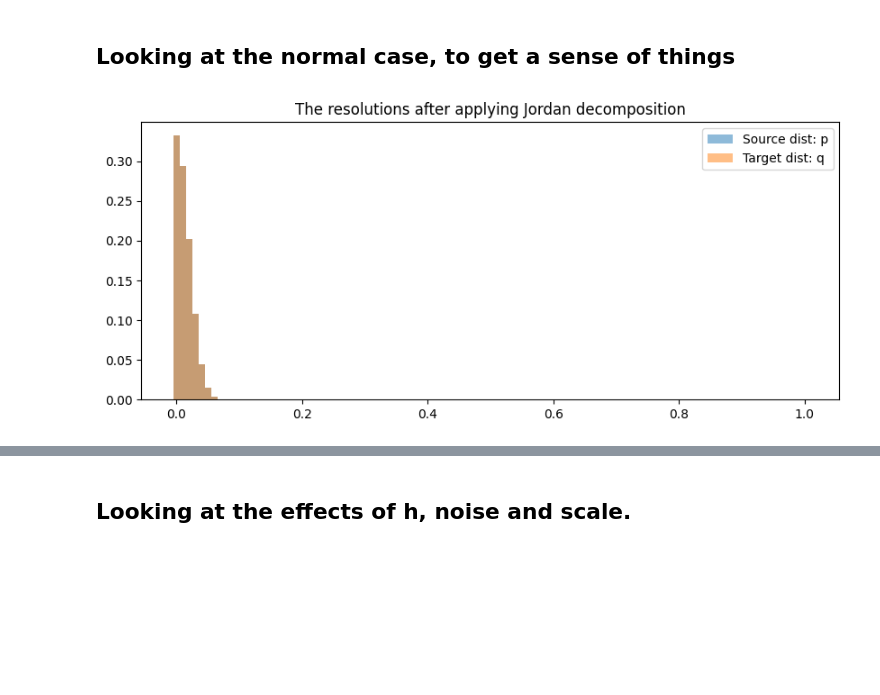
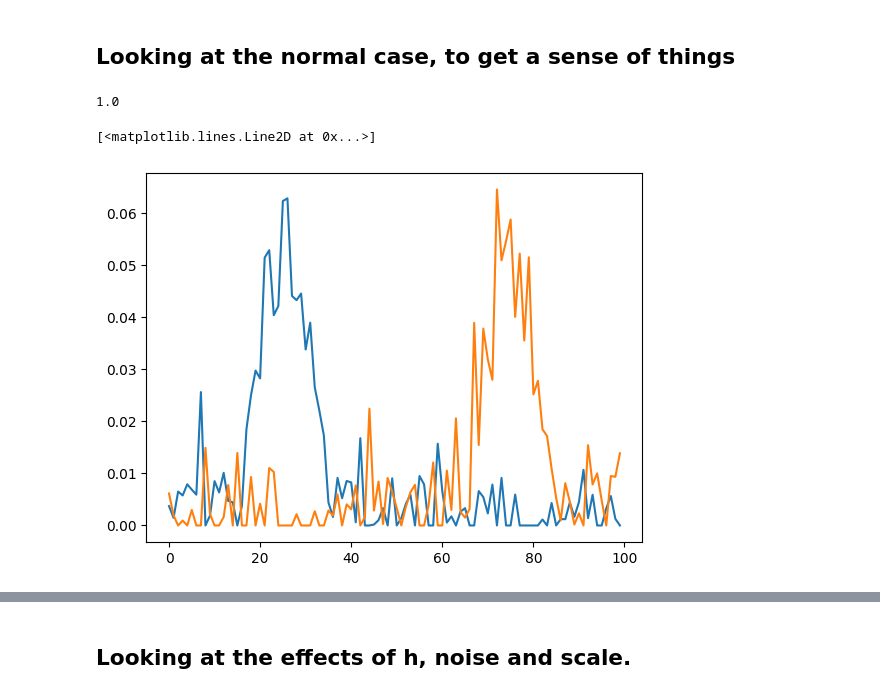
Before and after one commit to warik21/Thesis, a Jupyter notebook: September_12.ipynb, the cells around one changed output, grey strips where cells are left out. Saved outputs shown, nothing was run; the diff lists cells and outputs as text; code cells hidden in the pictures; blank space fills up the shorter version.

```diff
--- a/September_12.ipynb
+++ b/September_12.ipynb
@@ -84,18 +90,18 @@ def run_experiment_and_append(df, res, noise_param, scale_param):
 ## Looking at the normal case, to get a sense of things
 # %%
 resolution = 100
-noise_param = 1e-3
-X = np.linspace(0,1,resolution)
+noise_param = 1e-2
+scale_param = 100
+X = np.linspace(0,scale_param,resolution)
 
-p = make_1D_gauss(resolution, np.floor(1 / 4.), 2.).flatten()
-q = make_1D_gauss(resolution, np.floor(5 / 8.), 2.).flatten()
+p = norm.pdf(X, scale_param * 0.25, scale_param * 0.05)
+p = p / p.sum()
+q = norm.pdf(X, scale_param * 0.75, scale_param * 0.05)
+q = q / q.sum()
 
 noise_p = np.random.normal(0, noise_param, resolution)
 noise_q = np.random.normal(0, noise_param, resolution)
-
-C = np.zeros([resolution,resolution],dtype=np.float64)
-dist_f1 = lambda a,b : abs(a-b)
-dist_f2 = lambda a,b : (a-b)**2
-for it1 in range(resolution):
-    for it2 in range(resolution):
-        C[it1,it2] = dist_f1(X[it1],X[it2])
+# %%
+q.sum()
+# %% [output]
+1.0
@@ -108,7 +121,12 @@ q_pos, q_neg = split_signed_measure(q_noised)
 
 p_post = p_pos + q_neg
 q_post = p_neg + q_pos
+
+p_post = p_post / p_post.sum()
+q_post = q_post / q_post.sum()
 # %%
-plot_marginals(X, p, q,'The resolutions after applying Jordan decomposition')
+plt.plot(p_post)
+plt.plot(q_post)
 # %% [output]
+[<matplotlib.lines.Line2D at 0x...>]
-[figure, old version]
+[figure, new version]
```
Also changed, not shown: parts of 20 cells of this notebook, 5 other files.
